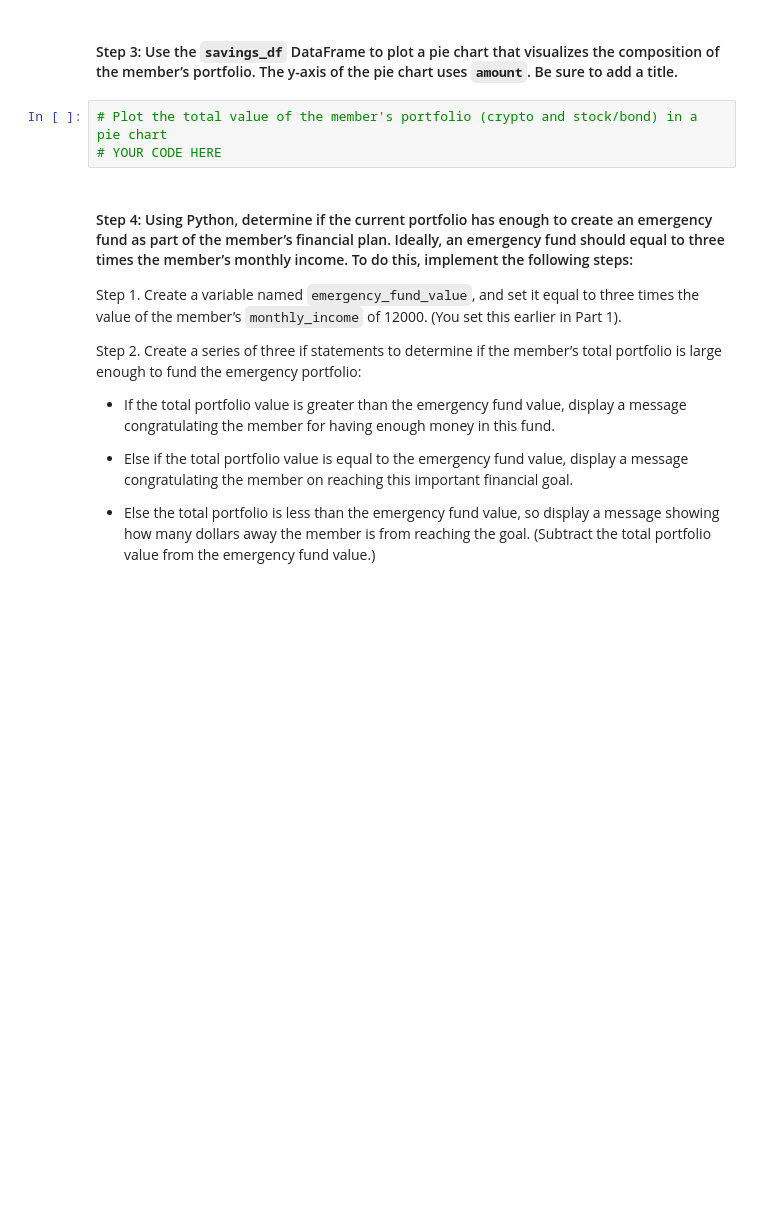
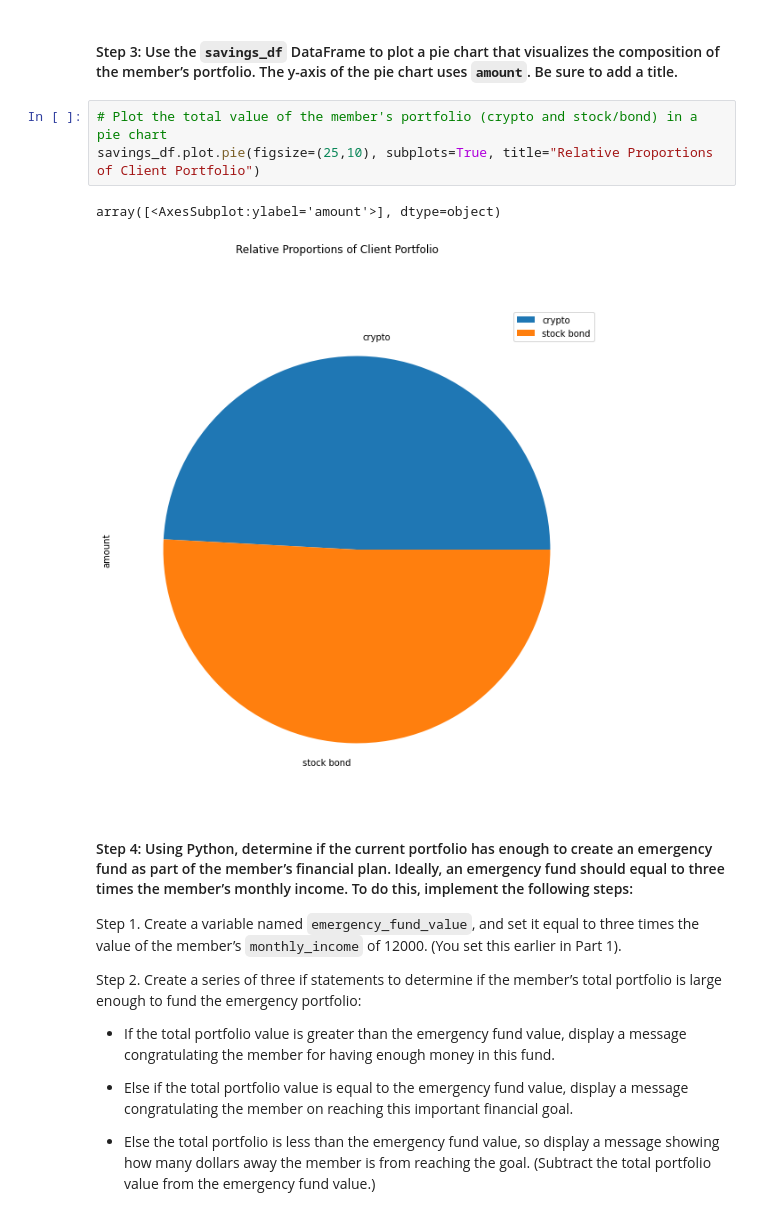
Before and after one commit to toniahurst/FinTech_Module_5_Challenge, a Jupyter notebook: Starter_Code_Module_5_Challenge/financial_planning_tools.ipynb, the cells around one changed output. Cells and saved outputs as stored; diff of their text form; blank space fills up the shorter version.

```diff
--- a/Starter_Code_Module_5_Challenge/financial_planning_tools.ipynb
+++ b/Starter_Code_Module_5_Challenge/financial_planning_tools.ipynb
@@ -370,7 +372,10 @@ display(savings_df)
 #### Step 3: Use the `savings_df` DataFrame to plot a pie chart that visualizes the composition of the member’s portfolio. The y-axis of the pie chart uses `amount`. Be sure to add a title.
 # %%
 # Plot the total value of the member's portfolio (crypto and stock/bond) in a pie chart
-# YOUR CODE HERE
+savings_df.plot.pie(figsize=(25,10), subplots=True, title="Relative Proportions of Client Portfolio")
+# %% [output]
+array([<AxesSubplot:ylabel='amount'>], dtype=object)
+[figure, added]
 # %% [markdown]
 #### Step 4: Using Python, determine if the current portfolio has enough to create an emergency fund as part of the member’s financial plan. Ideally, an emergency fund should equal to three times the member’s monthly income. To do this, implement the following steps:
 
```
Also changed, not shown: parts of 15 cells of this notebook.
